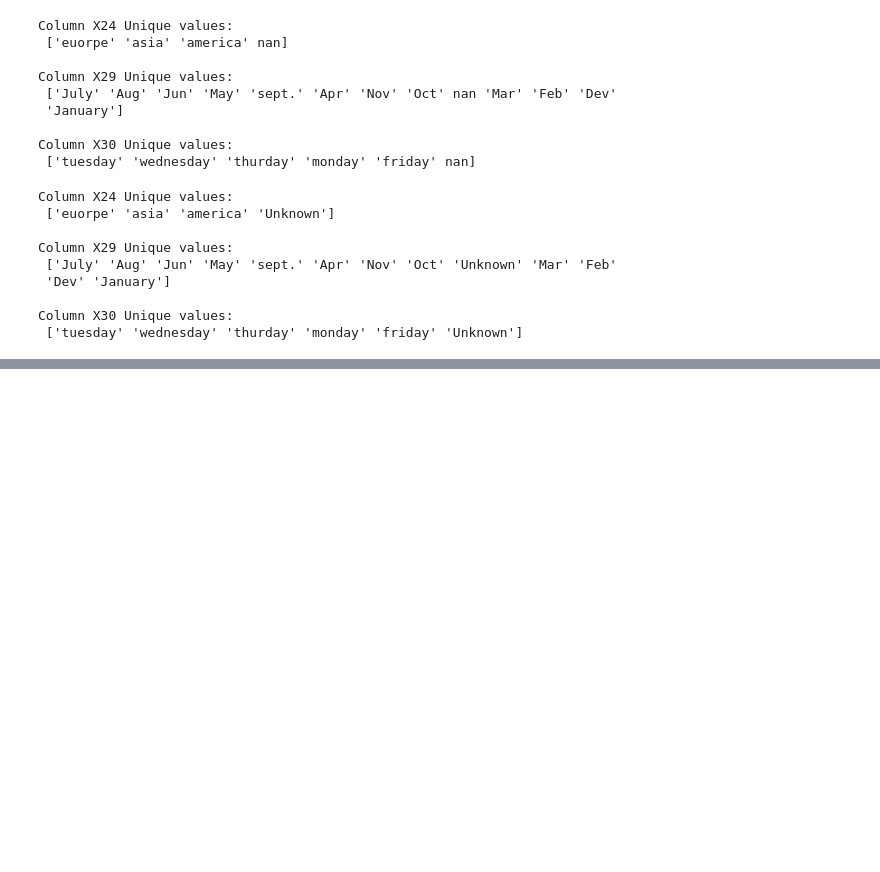
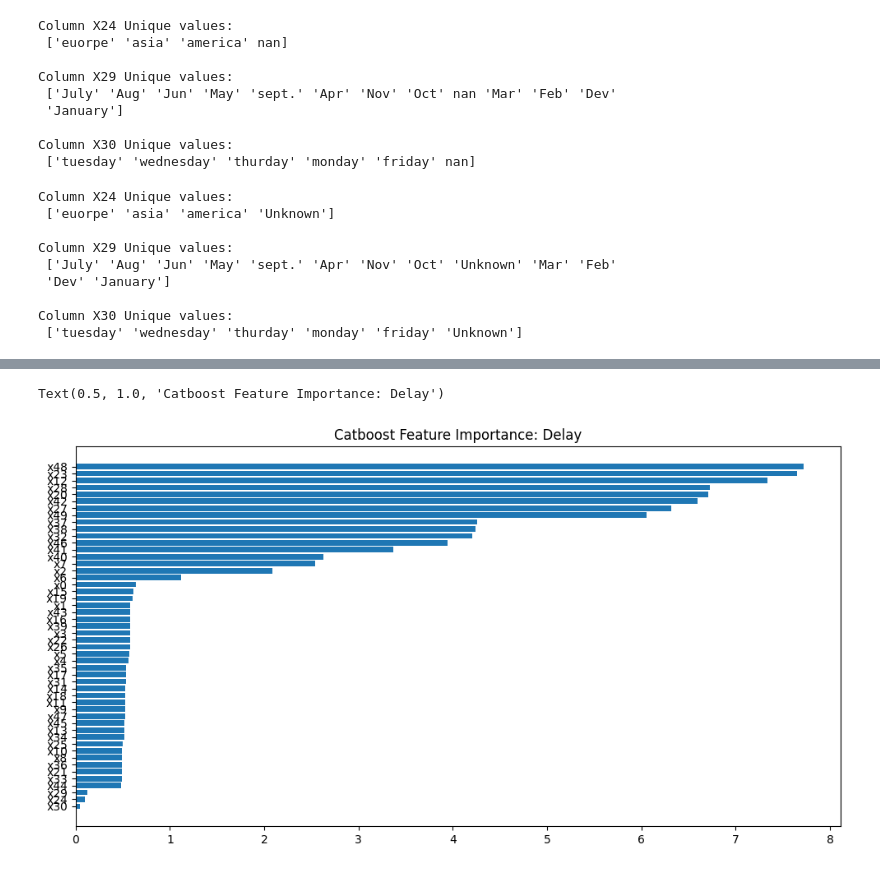
Before and after one commit to ahosk/qtw_smu, a Jupyter notebook: Case Study 7: RNN/CS7.ipynb, the cells around one changed output, grey strips where cells are left out. Saved outputs shown, nothing was run; the diff lists cells and outputs as text; code cells hidden in the pictures; blank space fills up the shorter version.

Commit message:
add catboost classifier

```diff
--- a/Case Study 7: RNN/CS7.ipynb
+++ b/Case Study 7: RNN/CS7.ipynb
@@ -101,0 +115,7 @@ df_drop = df_drop.dropna(inplace=True)
+# %%
+target_col = ['y']
+feature_cat_cols = df_cat.loc[:, ~df_cat.columns.isin(target_col)].columns
+X_cat = df_cat[feature_cat_cols] # Features
+y_cat = df_cat.y # Target variable
+# %%
+X_cat_train,X_cat_test,y_cat_train,y_cat_test=train_test_split(X_cat,y_cat,test_size=0.20,random_state=0)
@@ -101,0 +135,25 @@ df_drop = df_drop.dropna(inplace=True)
+# %%
+cat_feat= df_cat.select_dtypes(include=['category']).columns.tolist()
+# %%
+%%time
+#CatBoost for Is_delay
+#https://www.kaggle.com/code/mitribunskiy/tutorial-catboost-overview/notebook
+
+seed = 0
+params = {'loss_function':'Logloss', # objective function
+          'custom_metric':['AUC','Accuracy','F1'], # metrics
+          'verbose': 200, # output to stdout info about training process every 200 iterations
+          'random_seed': seed,
+          'learning_rate': .25,
+          'cat_features':cat_feat,
+          'grow_policy': 'Lossguide',
+          'thread_count': -1,
+          'early_stopping_rounds':200
+         }
+
+cbc_delay = CatBoostClassifier(**params)
+cbc_delay.fit(X_cat_train, y_cat_train, # data to train on (required parameters, unless we provide X as a pool object, will be shown below)
+          eval_set=(X_cat_test, y_cat_test), # data to validate on
+          use_best_model=True, # True if we don't want to save trees created after iteration with the best validation score
+          plot=True # True for visualization of the training process (it is not shown in a published kernel - try executing this code)
+         );
@@ -101,0 +180,11 @@ df_drop = df_drop.dropna(inplace=True)
+# %%
+#get feature importance from Catboost model
+feature_importance = cbc_delay.feature_importances_
+sorted_idx = np.argsort(feature_importance)
+fig = plt.figure(figsize=(12, 6))
+plt.barh(range(len(sorted_idx)), feature_importance[sorted_idx], align='center')
+plt.yticks(range(len(sorted_idx)), np.array(X_cat_test.columns)[sorted_idx])
+plt.title('Catboost Feature Importance: Delay')
+# %% [output]
+Text(0.5, 1.0, 'Catboost Feature Importance: Delay')
+[figure, added]
```
Also changed, not shown: parts of 7 cells of this notebook, 6 other files.
